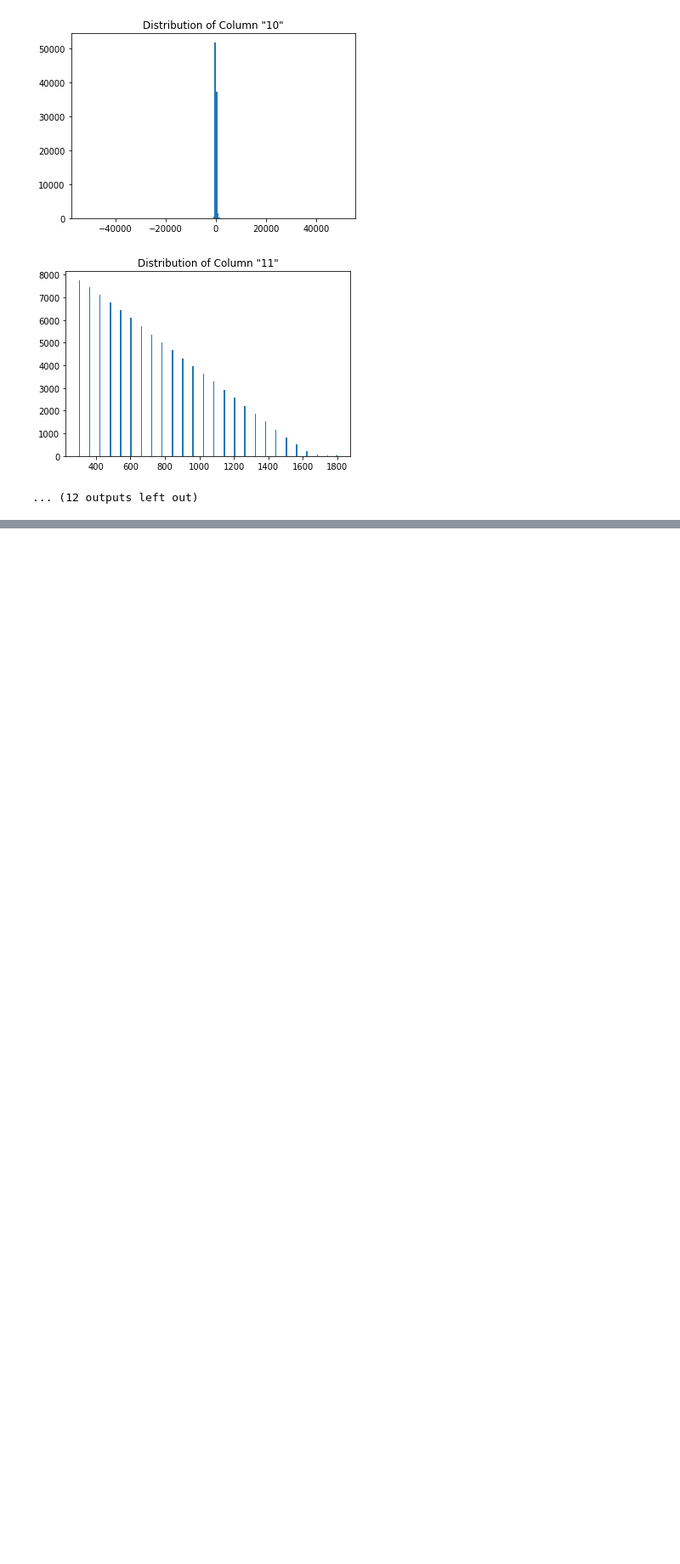
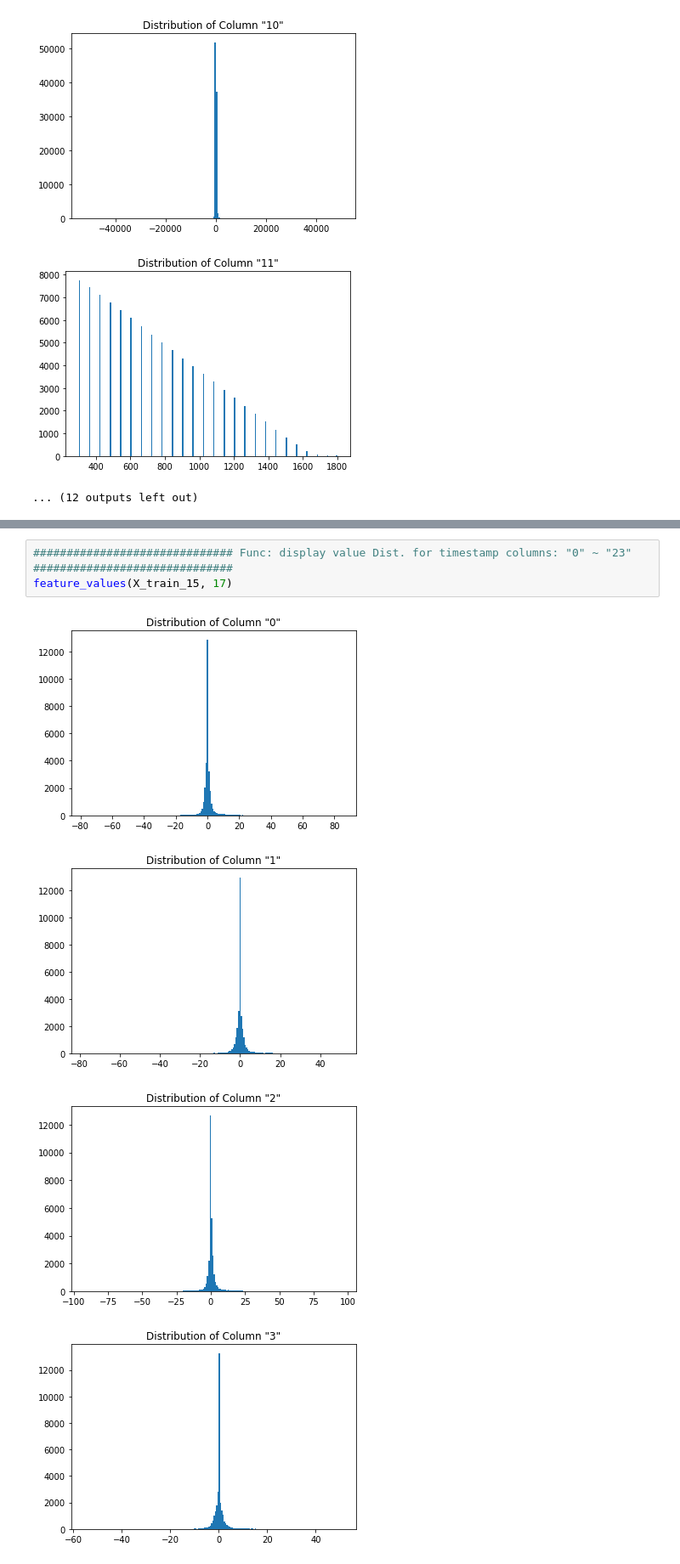
Before and after one commit to TazTornadoo/SigmoidFreud, a Jupyter notebook: [Do It]-2-Data Explore.ipynb, the cells around one changed output, grey strips where cells are left out. Shown at 85% size. Saved outputs shown, nothing was run; the diff lists cells and outputs as text; blank space fills up the shorter version.

```diff
--- a/[Do It]-2-Data Explore.ipynb
+++ b/[Do It]-2-Data Explore.ipynb
@@ -208,0 +244,8 @@ feature_values(X_train_5, 17)
+# %%
+############################## Func: display value Dist. for timestamp columns: "0" ~ "23" ##############################
+feature_values(X_train_15, 17)
+# %% [output]
+[figure, added]
+[figure, added]
+[figure, added]
+[figure, added]
```
Also changed, not shown: parts of 9 cells of this notebook.
